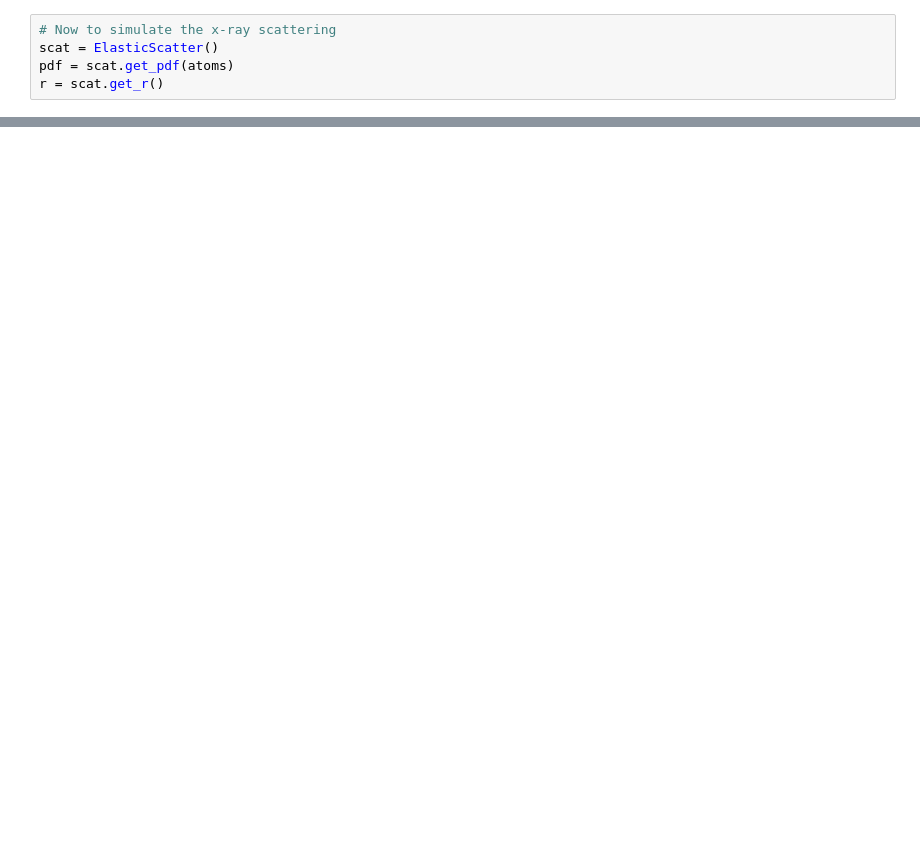
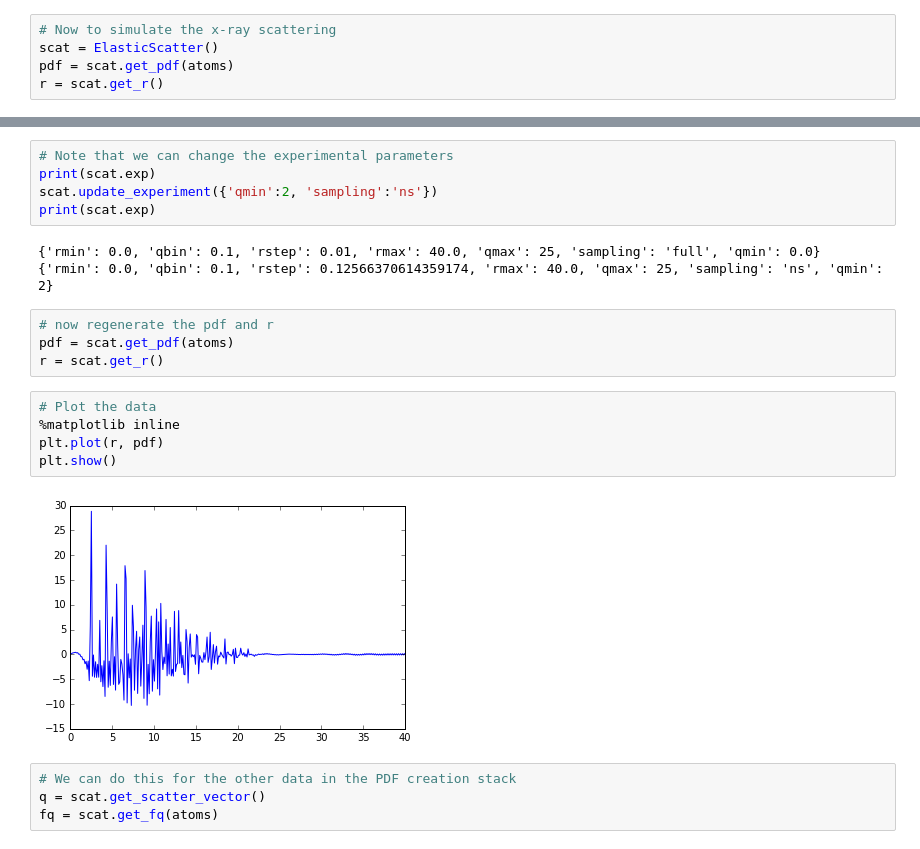
Before and after one commit to CJ-Wright/pyIID, a Jupyter notebook: examples/pdf.ipynb, the cells around one changed output, grey strips where cells are left out. Saved outputs shown, nothing was run; the diff lists cells and outputs as text; blank space fills up the shorter version.

```diff
--- a/examples/pdf.ipynb
+++ b/examples/pdf.ipynb
@@ -24,0 +25,23 @@ plt.show()
+# %%
+# Note that we can change the experimental parameters
+print(scat.exp)
+scat.update_experiment({'qmin':2, 'sampling':'ns'})
+print(scat.exp)
+# %% [output]
+{'rmin': 0.0, 'qbin': 0.1, 'rstep': 0.01, 'rmax': 40.0, 'qmax': 25, 'sampling': 'full', 'qmin': 0.0}
+{'rmin': 0.0, 'qbin': 0.1, 'rstep': 0.12566370614359174, 'rmax': 40.0, 'qmax': 25, 'sampling': 'ns', 'qmin': 2}
+# %%
+# now regenerate the pdf and r
+pdf = scat.get_pdf(atoms)
+r = scat.get_r()
+# %%
+# Plot the data
+%matplotlib inline
+plt.plot(r, pdf)
+plt.show()
+# %% [output]
+[figure, added]
+# %%
+# We can do this for the other data in the PDF creation stack
+q = scat.get_scatter_vector()
+fq = scat.get_fq(atoms)
```
Also changed, not shown: parts of 4 cells of this notebook, 1 other file.
